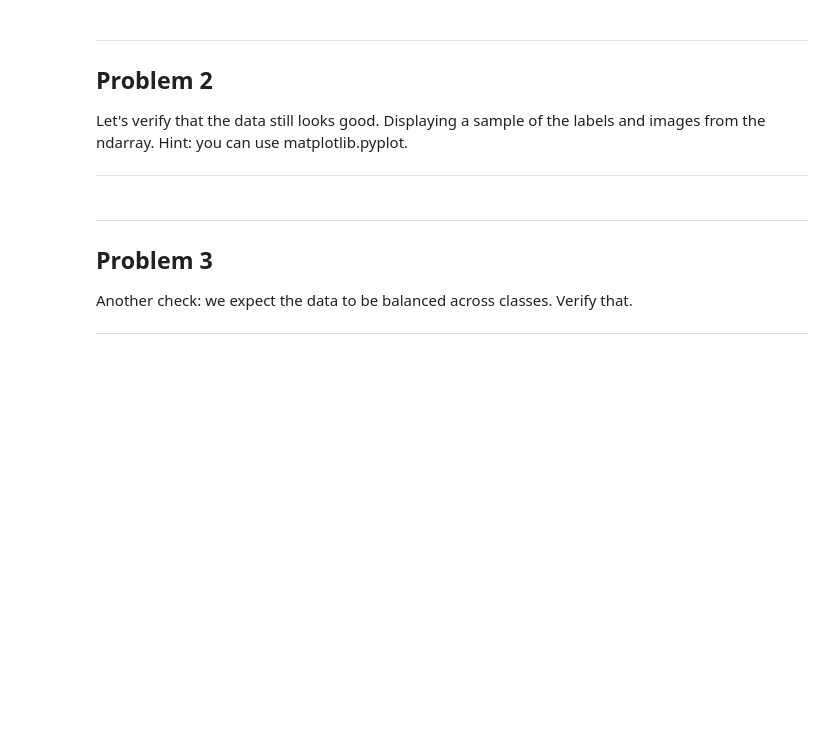
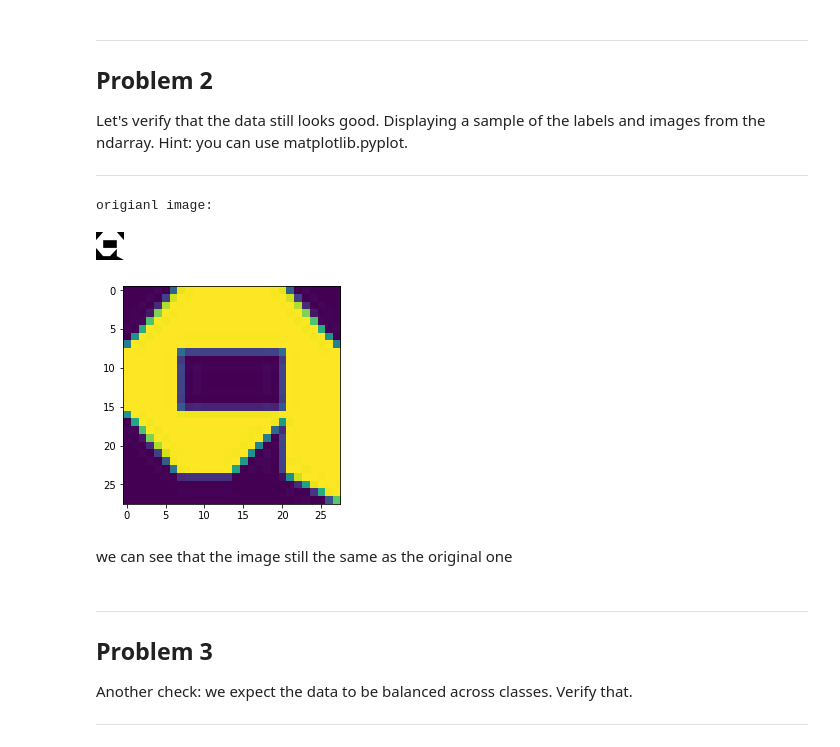
Before and after one commit to AliAbdelaal/Deep_Learning_Udacity, a Jupyter notebook: 1_notmnist.ipynb, the cells around one changed output. Drawn from its saved outputs; the diff is of its cells as text; code cells hidden in the pictures; blank space fills up the shorter version.

```diff
--- a/1_notmnist.ipynb
+++ b/1_notmnist.ipynb
@@ -196,6 +230,22 @@ Problem 2
 Let's verify that the data still looks good. Displaying a sample of the labels and images from the ndarray. Hint: you can use matplotlib.pyplot.
 
 ---
+# %%
+print('origianl image:')
+path = 'notMNIST_large/A'
+image_0 = os.listdir(path)[0]
+image_path = os.path.join(path, image_0)
+display(Image(filename=image_path))
+
+data = pickle.load(open('notMNIST_large/A.pickle', 'rb'))
+plt.imshow(data[0])
+plt.show()
+# %% [output]
+origianl image:
+[figure, added]
+[figure, added]
+# %% [markdown]
+we can see that the image still the same as the original one
 # %% [markdown]
 ---
 Problem 3
```
Also changed, not shown: parts of 13 cells of this notebook, 1 other file.
